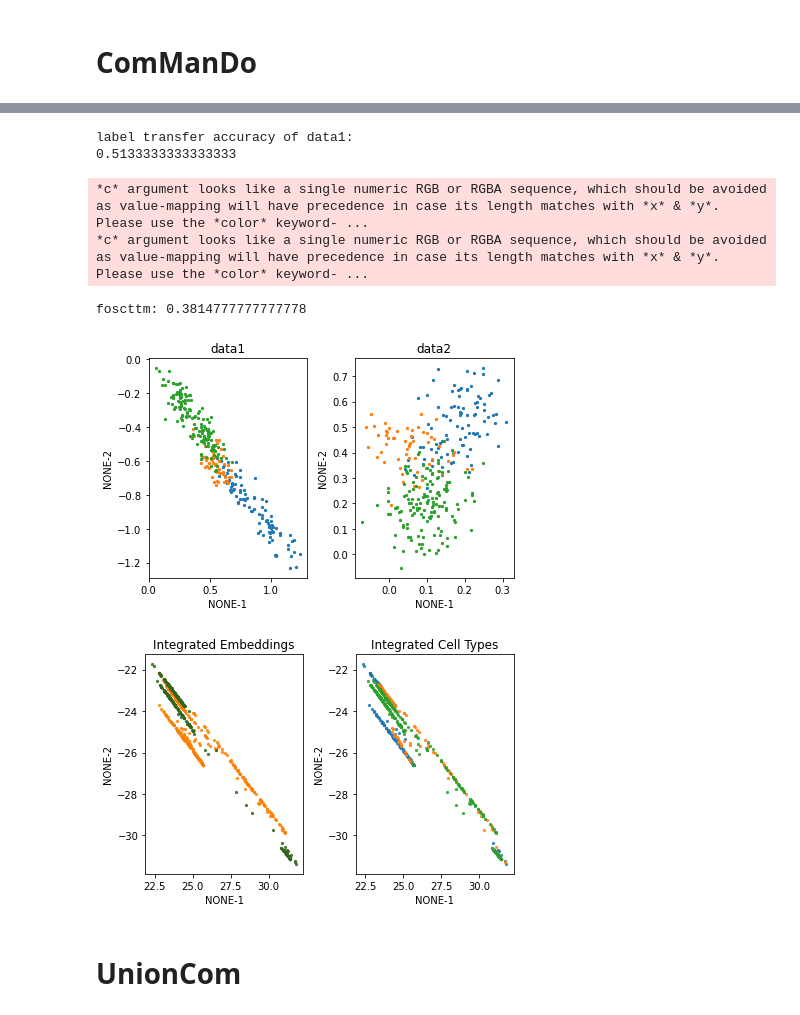
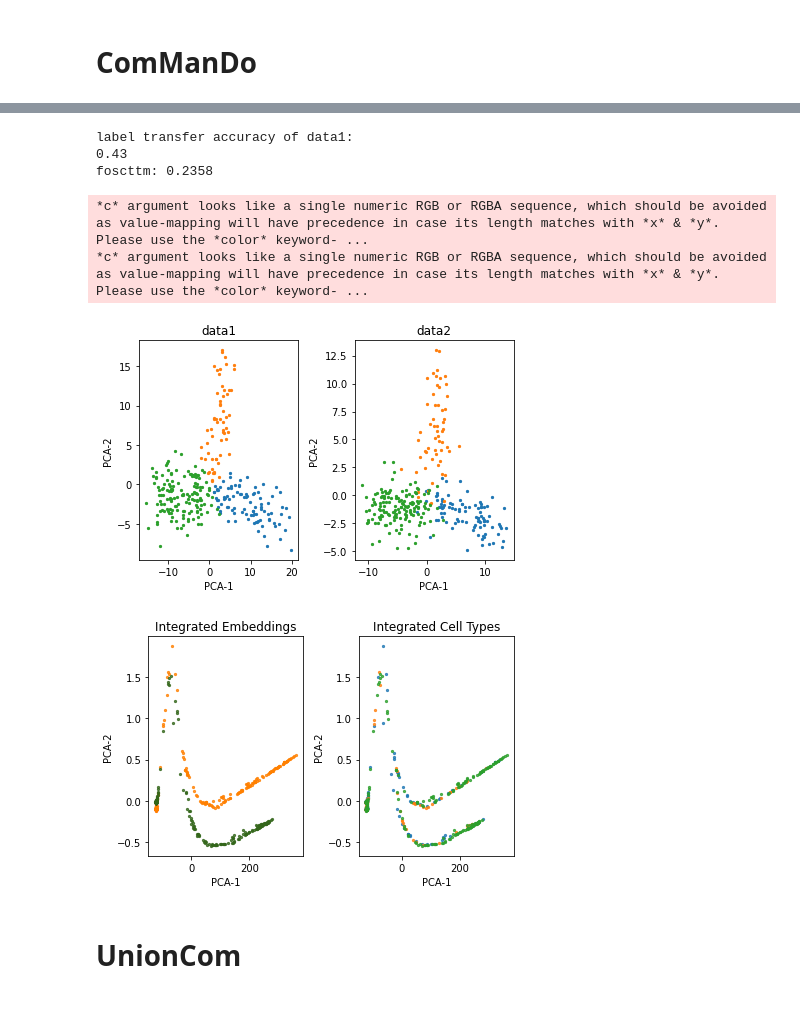
Before and after one commit to Oafish1/JAMIE, a Jupyter notebook: examples/MMD-MA-simulation.ipynb, the cells around one changed output, grey strips where cells are left out. Drawn from its saved outputs; the diff is of its cells as text; code cells hidden in the pictures.

```diff
--- a/examples/MMD-MA-simulation.ipynb
+++ b/examples/MMD-MA-simulation.ipynb
@@ -40,15 +40,15 @@ Total: 63.75343273300041
 # %%
 cm.test_LabelTA(cm_data, [type1,type2])
 cm.test_closer(cm_data)
-cm.Visualize([data1,data2], cm_data, [type1,type2], mode=None)
+cm.Visualize([data1,data2], cm_data, [type1,type2], mode='PCA')
 # %% [output]
 label transfer accuracy of data1:
-0.5133333333333333
+0.43
+foscttm: 0.2358
 *c* argument looks like a single numeric RGB or RGBA sequence, which should be avoided as value-mapping will have precedence in case its length matches with *x* & *y*.  Please use the *color* keyword- ...
 *c* argument looks like a single numeric RGB or RGBA sequence, which should be avoided as value-mapping will have precedence in case its length matches with *x* & *y*.  Please use the *color* keyword- ...
-foscttm: 0.3814777777777778
-[figure, old version]
+[figure, new version]
-[figure, old version]
+[figure, new version]
 # %% [markdown]
 # UnionCom
 # %%
```
Also changed, not shown: parts of 4 cells of this notebook, 8 other files.
